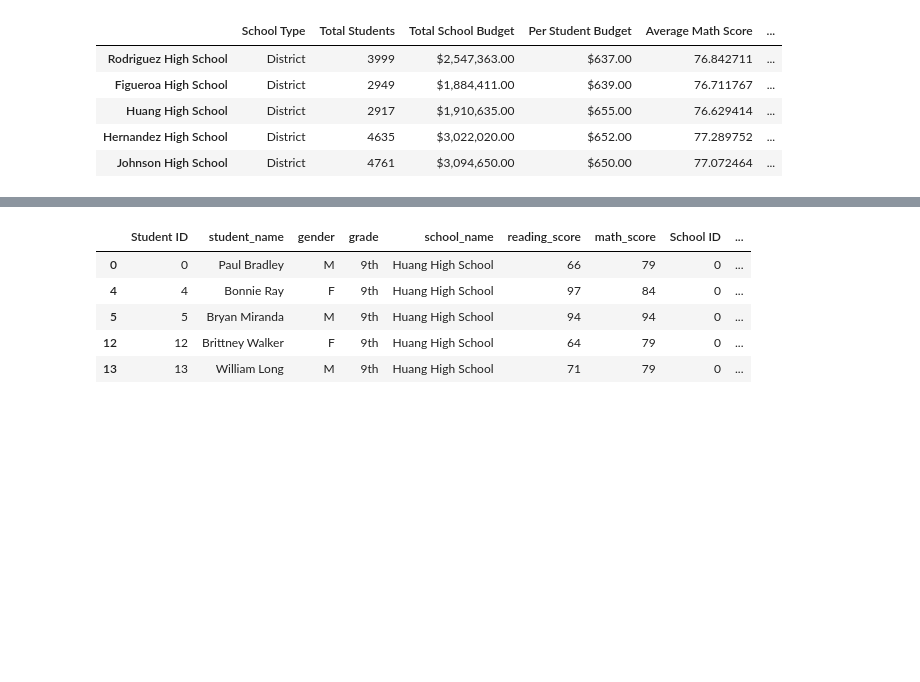
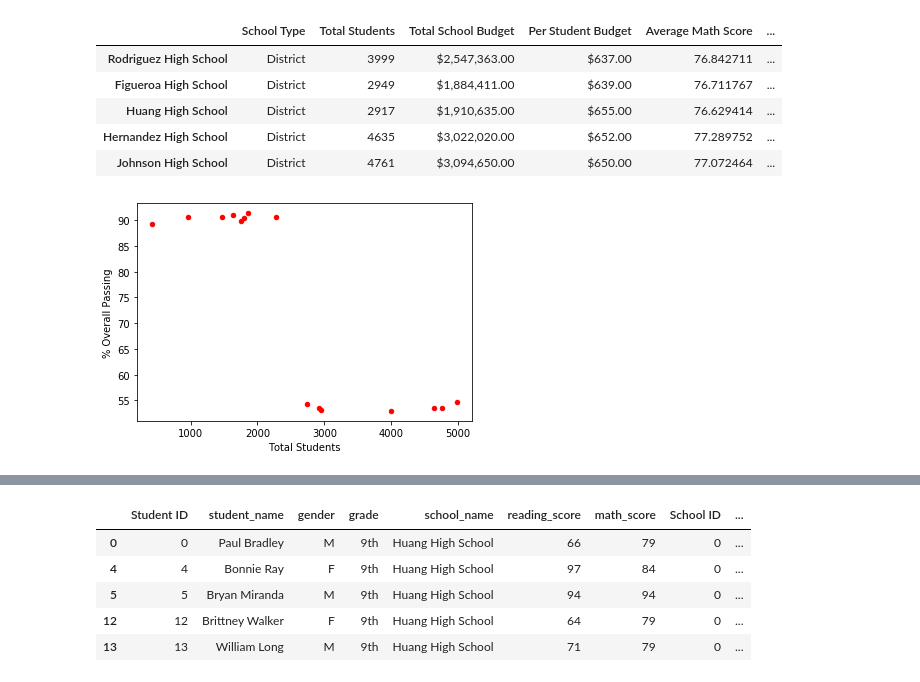
Before and after one commit to sherirosalia/Python_Challenge, a Jupyter notebook: analysis.ipynb, the cells around one changed output, grey strips where cells are left out. Cells and saved outputs as stored; diff of their text form; code cells hidden in the pictures; blank space fills up the shorter version.

```diff
--- a/analysis.ipynb
+++ b/analysis.ipynb
@@ -554,3 +546,8 @@ bottom_schools.head()
 | Huang High School | District | 2917 | $1,910,635.00 | $655.00 | 76.629414 | ... |
 | Hernandez High School | District | 4635 | $3,022,020.00 | $652.00 | 77.289752 | ... |
 | Johnson High School | District | 4761 | $3,094,650.00 | $650.00 | 77.072464 | ... |
+# %%
+bottom_schools.plot(kind='scatter', x='Total Students', y='% Overall Passing',  color='red')
+plt.savefig('density_passing.png')
+# %% [output]
+[figure, added]
```
Also changed, not shown: parts of 14 cells of this notebook, 6 other files.
